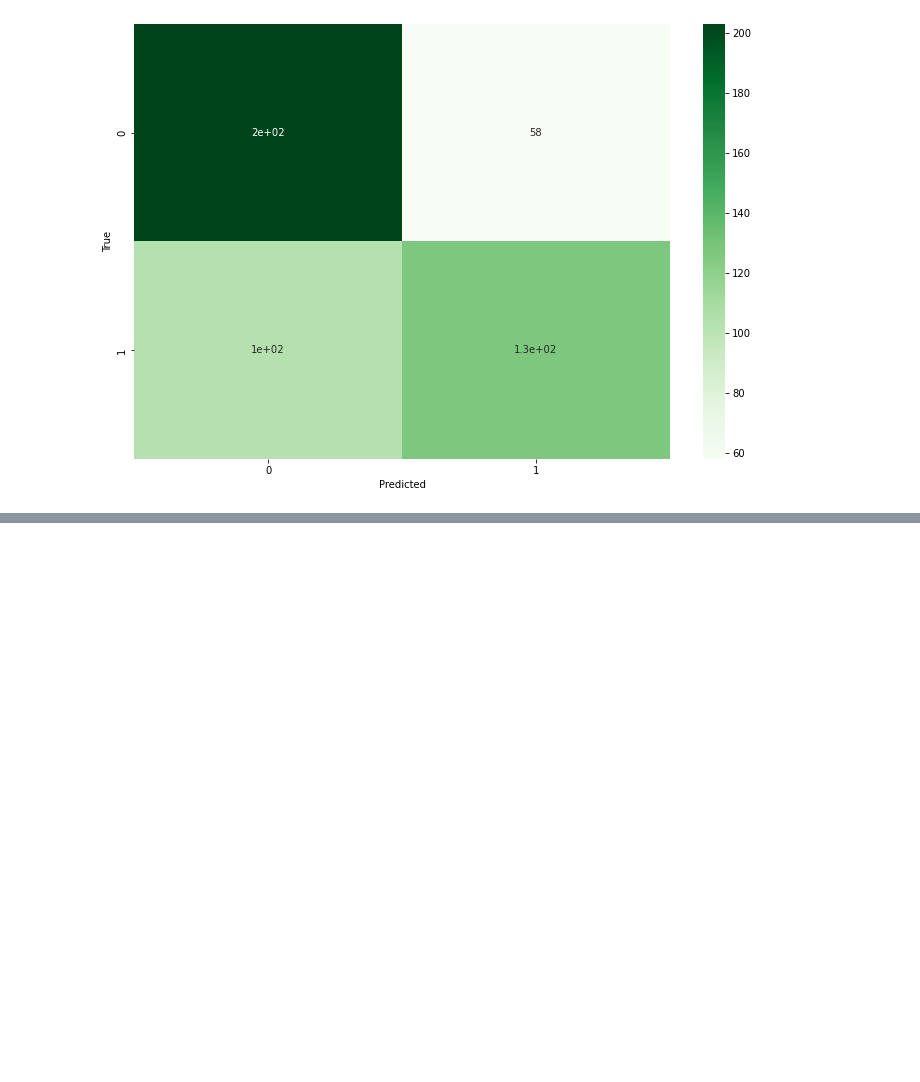
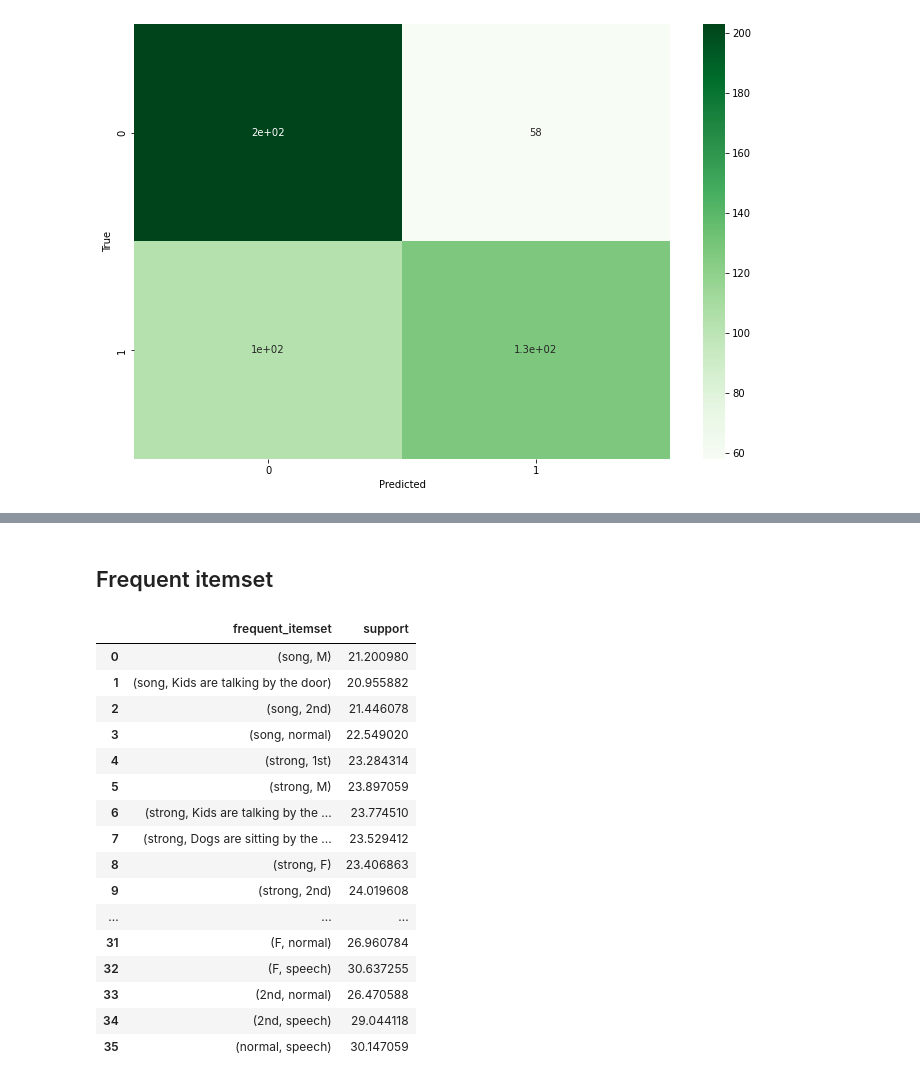
Before and after one commit to Claudio-95/DM22-23, a Jupyter notebook: Project_2nd part.ipynb, the cells around one changed output, grey strips where cells are left out. Saved outputs shown, nothing was run; the diff lists cells and outputs as text; code cells hidden in the pictures; blank space fills up the shorter version.

```diff
--- a/Project_2nd part.ipynb
+++ b/Project_2nd part.ipynb
@@ -408,0 +437,26 @@ Confusion matrix:
+# %% [markdown]
+## Frequent itemset
+# %%
+supp = 20  # 20%
+zmin = 2  # minimum number of items per item set
+
+itemsets = apriori(X, target="s", supp=supp, zmin=zmin, report="S")
+pd.DataFrame(itemsets, columns=["frequent_itemset", "support"])
+# %% [output]
+|  | frequent_itemset | support |
+| 0 | (song, M) | 21.200980 |
+| 1 | (song, Kids are talking by the door) | 20.955882 |
+| 2 | (song, 2nd) | 21.446078 |
+| 3 | (song, normal) | 22.549020 |
+| 4 | (strong, 1st) | 23.284314 |
+| 5 | (strong, M) | 23.897059 |
+| 6 | (strong, Kids are talking by the ... | 23.774510 |
+| 7 | (strong, Dogs are sitting by the ... | 23.529412 |
+| 8 | (strong, F) | 23.406863 |
+| 9 | (strong, 2nd) | 24.019608 |
+| ... | ... | ... |
+| 31 | (F, normal) | 26.960784 |
+| 32 | (F, speech) | 30.637255 |
+| 33 | (2nd, normal) | 26.470588 |
+| 34 | (2nd, speech) | 29.044118 |
+| 35 | (normal, speech) | 30.147059 |
```
Also changed, not shown: parts of 13 cells of this notebook.
